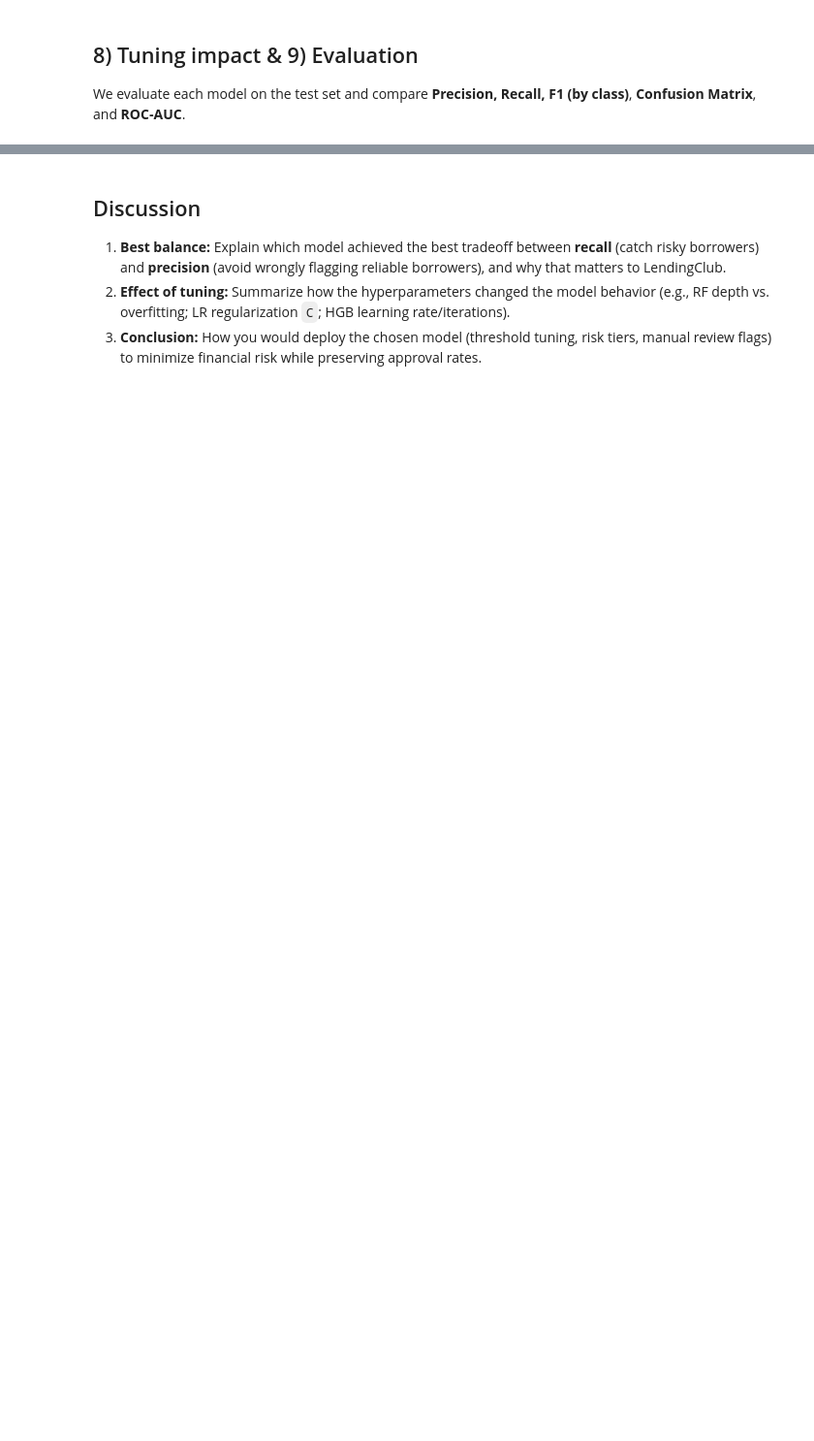
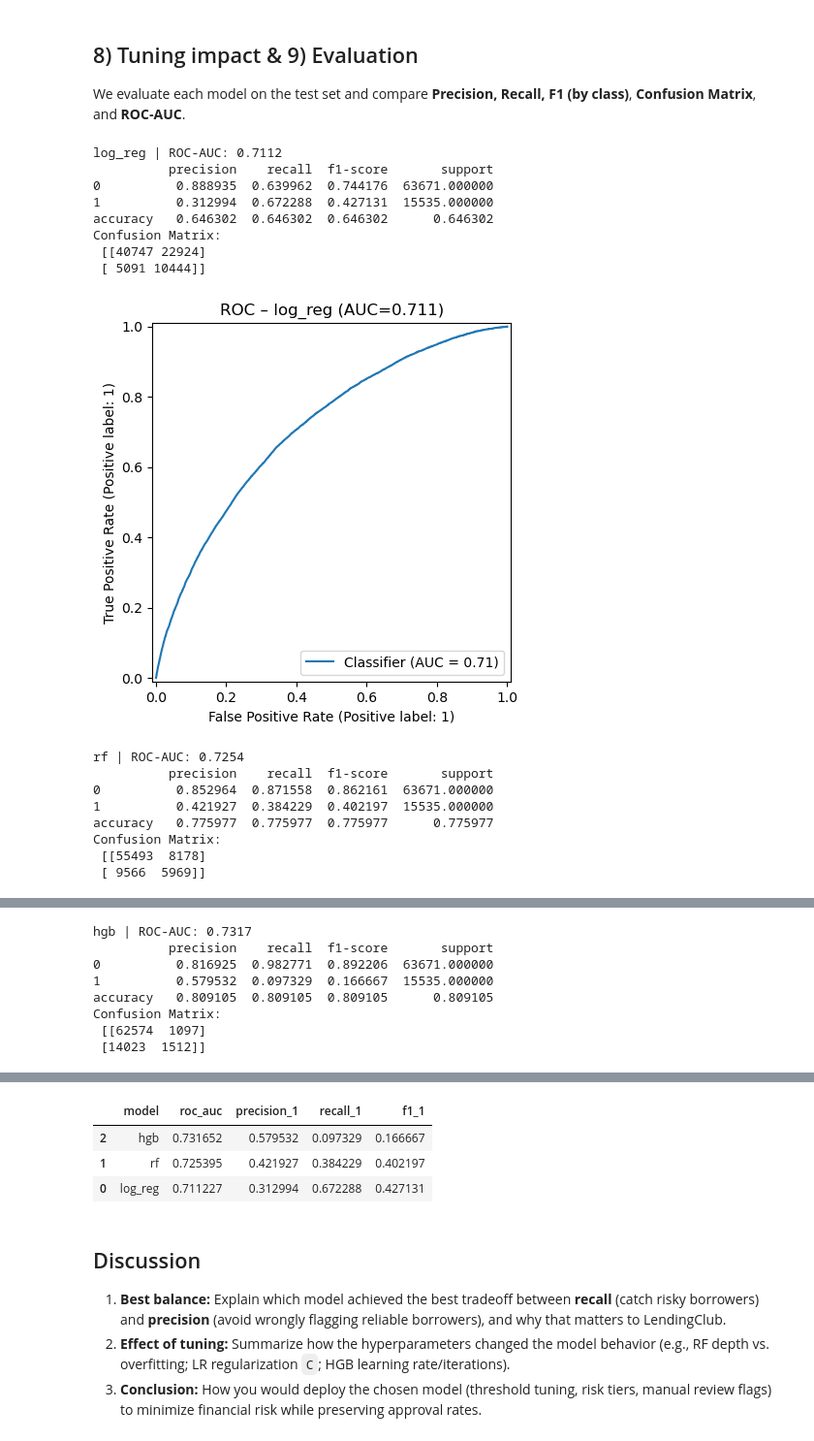
Before and after one commit to Gabriels114/lendingclub-risk-analysis-cuc, a Jupyter notebook: LendingClub_Default_Prediction.ipynb, the cells around one changed output, grey strips where cells are left out. Shown: that part at 97% size. Drawn from its saved outputs; the diff is of its cells as text; code cells hidden in the pictures; blank space fills up the shorter version.

```diff
--- a/LendingClub_Default_Prediction.ipynb
+++ b/LendingClub_Default_Prediction.ipynb
@@ -181,11 +519,16 @@ We use **mutual information** to score features against the target and select th
 # %%
+# Preparación para selección de características con MI (Imputación simple + OHE). Calculamos MI en una muestra para velocidad.
+from sklearn.preprocessing import OrdinalEncoder
 
-# Preprocessing for MI (simple imputation + OHE). We'll compute MI on a sample for speed.
-from sklearn.preprocessing import OrdinalEncoder
-from sklearn.feature_selection import mutual_info_classif
+# Temporal: imputar y codificar categóricas como ordinales para velocidad de MI (aproximación)
+X_mi = X.copy()
 
-# Temporary: impute & encode categoricals as ordinal for MI speed (approximation)
-X_mi = X.copy()
+# Excluye columnas datetime que causan errores de promoción de DType
+datetime_cols = X_mi.select_dtypes(include=['datetime64']).columns.tolist()
+if datetime_cols:
+    print(f"Excluyendo columnas de tiempo del analisis {datetime_cols}")
+    X_mi = X_mi.drop(columns=datetime_cols)
+
 for c in X_mi.select_dtypes(include=[np.number]).columns:
     X_mi[c] = X_mi[c].fillna(X_mi[c].median())
 
@@ -219,7 +595,7 @@ cat_cols = X_sel.select_dtypes(include=['object']).columns.tolist()
 numeric_transformer = Pipeline([('imputer', SimpleImputer(strategy='median')),
                                 ('scaler', StandardScaler())])
 categorical_transformer = Pipeline([('imputer', SimpleImputer(strategy='most_frequent')),
-                                    ('ohe', OneHotEncoder(handle_unknown='ignore', sparse=False))])
+                                    ('ohe', OneHotEncoder(handle_unknown='ignore', sparse_output=False))])
 
 preprocessor = ColumnTransformer([('num', numeric_transformer, num_cols),
                                   ('cat', categorical_transformer, cat_cols)])
@@ -279,28 +666,50 @@ for name, clf in models.items():
 ## 8) Tuning impact & 9) Evaluation
 We evaluate each model on the test set and compare **Precision, Recall, F1 (by class)**, **Confusion Matrix**, and **ROC‑AUC**.
 # %%
-
 def evaluate_model(name, model):
     y_pred = model.predict(X_test)
     if hasattr(model, 'predict_proba'):
         y_proba = model.predict_proba(X_test)[:,1]
     else:
         y_proba = None
     rep = classification_report(y_test, y_pred, output_dict=True, digits=4)
     cm = confusion_matrix(y_test, y_pred)
     auc = roc_auc_score(y_test, y_proba) if y_proba is not None else np.nan
     print(f'\n{name} | ROC-AUC: {auc:.4f}')
     print(pd.DataFrame(rep).T[['precision','recall','f1-score','support']].head(3))
     print('Confusion Matrix:\n', cm)
     if y_proba is not None:
         RocCurveDisplay.from_predictions(y_test, y_proba)
         plt.title(f'ROC – {name} (AUC={auc:.3f})')
         plt.show()
+
+    # Acceso más seguro a las métricas de la clase '1'
+    class_1_metrics = rep.get('1', {})
     return {'model': name, 'roc_auc': auc,
-            'precision_1': rep['1']['precision'], 'recall_1': rep['1']['recall'], 'f1_1': rep['1']['f1-score']}
+            'precision_1': class_1_metrics.get('precision', 0.0),
+            'recall_1': class_1_metrics.get('recall', 0.0),
+            'f1_1': class_1_metrics.get('f1-score', 0.0)}
 
 rows = []
 for name, model in best_models.items():
     rows.append(evaluate_model(name, model))
 
 pd.DataFrame(rows).sort_values('roc_auc', ascending=False)
+# %% [output]
+log_reg | ROC-AUC: 0.7112
+          precision    recall  f1-score       support
+0          0.888935  0.639962  0.744176  63671.000000
+1          0.312994  0.672288  0.427131  15535.000000
+accuracy   0.646302  0.646302  0.646302      0.646302
+Confusion Matrix:
+ [[40747 22924]
+ [ 5091 10444]]
+[figure, added]
+rf | ROC-AUC: 0.7254
+          precision    recall  f1-score       support
+0          0.852964  0.871558  0.862161  63671.000000
+1          0.421927  0.384229  0.402197  15535.000000
+accuracy   0.775977  0.775977  0.775977      0.775977
+Confusion Matrix:
+ [[55493  8178]
+ [ 9566  5969]]
@@ -306,0 +717,8 @@ pd.DataFrame(rows).sort_values('roc_auc', ascending=False)
+hgb | ROC-AUC: 0.7317
+          precision    recall  f1-score       support
+0          0.816925  0.982771  0.892206  63671.000000
+1          0.579532  0.097329  0.166667  15535.000000
+accuracy   0.809105  0.809105  0.809105      0.809105
+Confusion Matrix:
+ [[62574  1097]
+ [14023  1512]]
@@ -307,3 +726,7 @@ pd.DataFrame(rows).sort_values('roc_auc', ascending=False)
+|  | model | roc_auc | precision_1 | recall_1 | f1_1 |
+| 2 | hgb | 0.731652 | 0.579532 | 0.097329 | 0.166667 |
+| 1 | rf | 0.725395 | 0.421927 | 0.384229 | 0.402197 |
+| 0 | log_reg | 0.711227 | 0.312994 | 0.672288 | 0.427131 |
 # %% [markdown]
 
 ## Discussion
```
Also changed, not shown: parts of 47 cells of this notebook, 3 other files.
